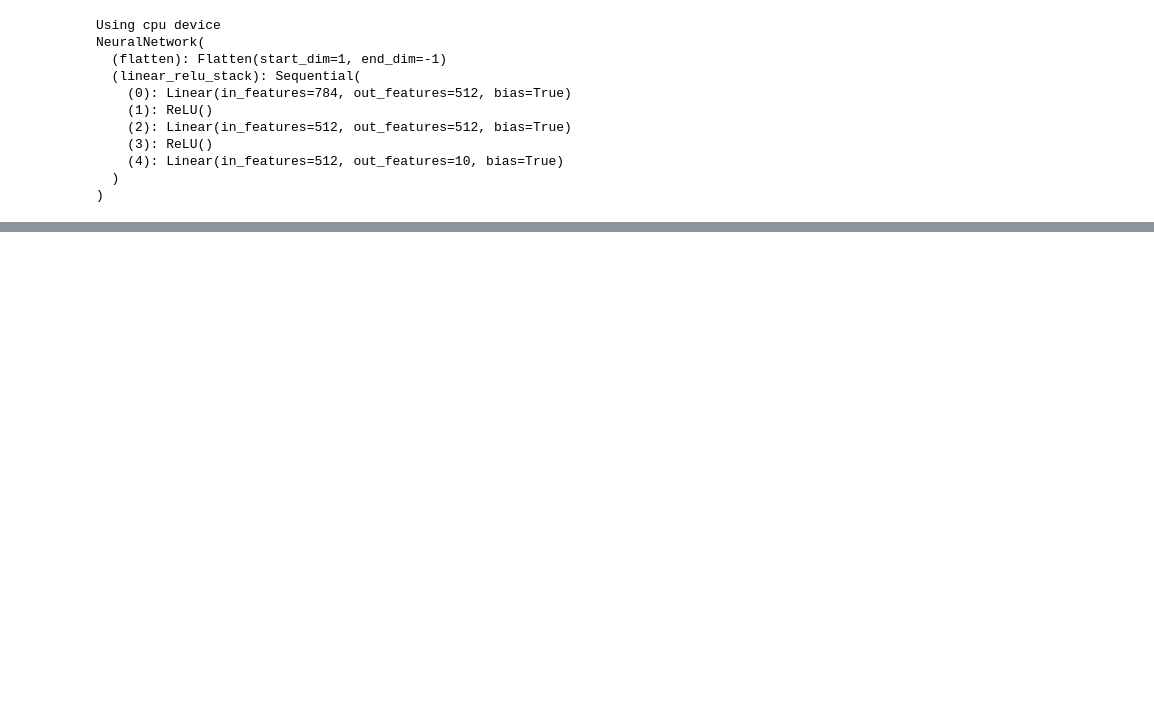
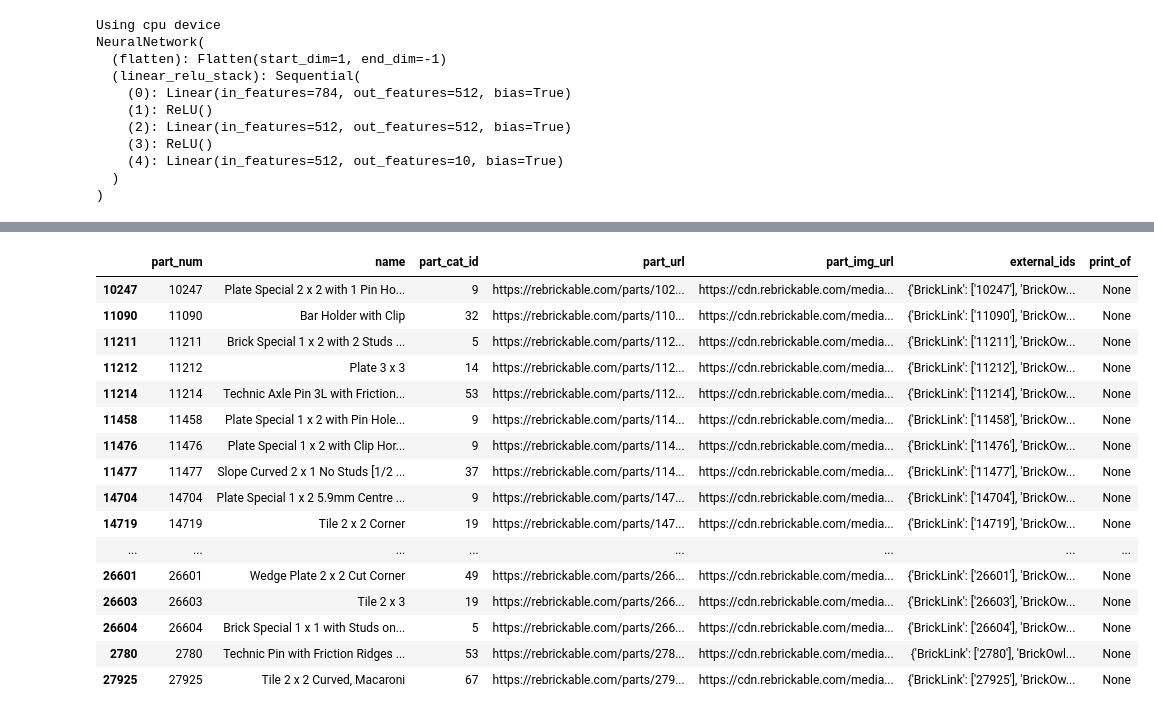
Before and after one commit to varunthakkar1/legonet, a Jupyter notebook: legonet.ipynb, the cells around one changed output, grey strips where cells are left out. Saved outputs shown, nothing was run; the diff lists cells and outputs as text; code cells hidden in the pictures; blank space fills up the shorter version.

```diff
--- a/legonet.ipynb
+++ b/legonet.ipynb
@@ -94,0 +148,20 @@ plt.show()
+# %%
+dataset.brick_info
+# %% [output]
+|  | part_num | name | part_cat_id | part_url | part_img_url | external_ids | print_of |
+| 10247 | 10247 | Plate Special 2 x 2 with 1 Pin Ho... | 9 | https://rebrickable.com/parts/102... | https://cdn.rebrickable.com/media... | {'BrickLink': ['10247'], 'BrickOw... | None |
+| 11090 | 11090 | Bar Holder with Clip | 32 | https://rebrickable.com/parts/110... | https://cdn.rebrickable.com/media... | {'BrickLink': ['11090'], 'BrickOw... | None |
+| 11211 | 11211 | Brick Special 1 x 2 with 2 Studs ... | 5 | https://rebrickable.com/parts/112... | https://cdn.rebrickable.com/media... | {'BrickLink': ['11211'], 'BrickOw... | None |
+| 11212 | 11212 | Plate 3 x 3 | 14 | https://rebrickable.com/parts/112... | https://cdn.rebrickable.com/media... | {'BrickLink': ['11212'], 'BrickOw... | None |
+| 11214 | 11214 | Technic Axle Pin 3L with Friction... | 53 | https://rebrickable.com/parts/112... | https://cdn.rebrickable.com/media... | {'BrickLink': ['11214'], 'BrickOw... | None |
+| 11458 | 11458 | Plate Special 1 x 2 with Pin Hole... | 9 | https://rebrickable.com/parts/114... | https://cdn.rebrickable.com/media... | {'BrickLink': ['11458'], 'BrickOw... | None |
+| 11476 | 11476 | Plate Special 1 x 2 with Clip Hor... | 9 | https://rebrickable.com/parts/114... | https://cdn.rebrickable.com/media... | {'BrickLink': ['11476'], 'BrickOw... | None |
+| 11477 | 11477 | Slope Curved 2 x 1 No Studs [1/2 ... | 37 | https://rebrickable.com/parts/114... | https://cdn.rebrickable.com/media... | {'BrickLink': ['11477'], 'BrickOw... | None |
+| 14704 | 14704 | Plate Special 1 x 2 5.9mm Centre ... | 9 | https://rebrickable.com/parts/147... | https://cdn.rebrickable.com/media... | {'BrickLink': ['14704'], 'BrickOw... | None |
+| 14719 | 14719 | Tile 2 x 2 Corner | 19 | https://rebrickable.com/parts/147... | https://cdn.rebrickable.com/media... | {'BrickLink': ['14719'], 'BrickOw... | None |
+| ... | ... | ... | ... | ... | ... | ... | ... |
+| 26601 | 26601 | Wedge Plate 2 x 2 Cut Corner | 49 | https://rebrickable.com/parts/266... | https://cdn.rebrickable.com/media... | {'BrickLink': ['26601'], 'BrickOw... | None |
+| 26603 | 26603 | Tile 2 x 3 | 19 | https://rebrickable.com/parts/266... | https://cdn.rebrickable.com/media... | {'BrickLink': ['26603'], 'BrickOw... | None |
+| 26604 | 26604 | Brick Special 1 x 1 with Studs on... | 5 | https://rebrickable.com/parts/266... | https://cdn.rebrickable.com/media... | {'BrickLink': ['26604'], 'BrickOw... | None |
+| 2780 | 2780 | Technic Pin with Friction Ridges ... | 53 | https://rebrickable.com/parts/278... | https://cdn.rebrickable.com/media... | {'BrickLink': ['2780'], 'BrickOwl... | None |
+| 27925 | 27925 | Tile 2 x 2 Curved, Macaroni | 67 | https://rebrickable.com/parts/279... | https://cdn.rebrickable.com/media... | {'BrickLink': ['27925'], 'BrickOw... | None |
```
Also changed, not shown: parts of 5 cells of this notebook, 2 other files.
